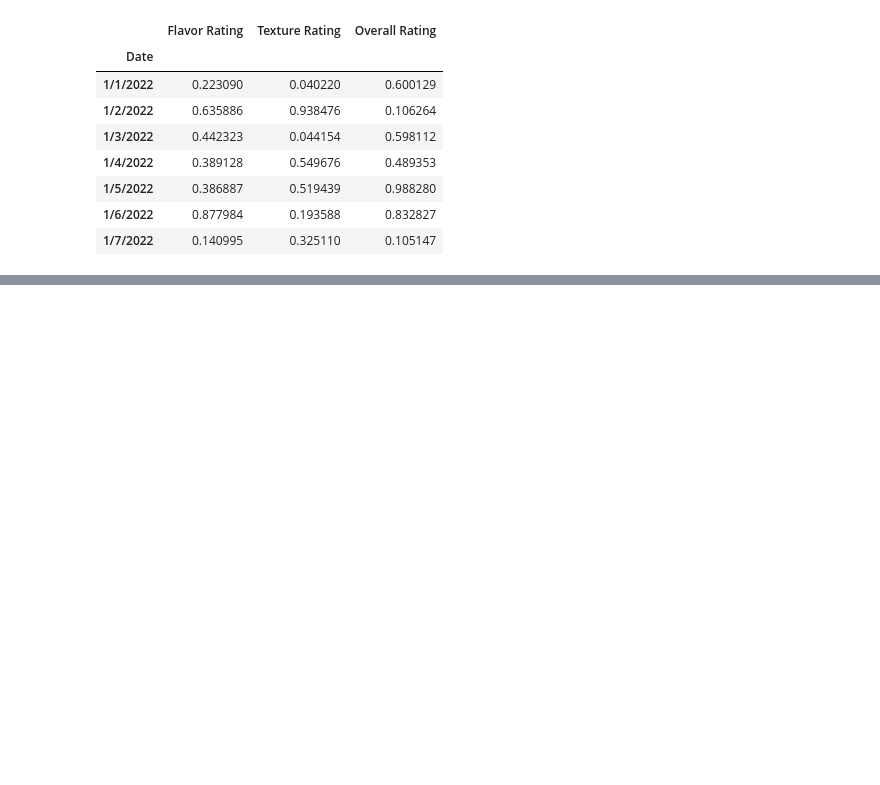
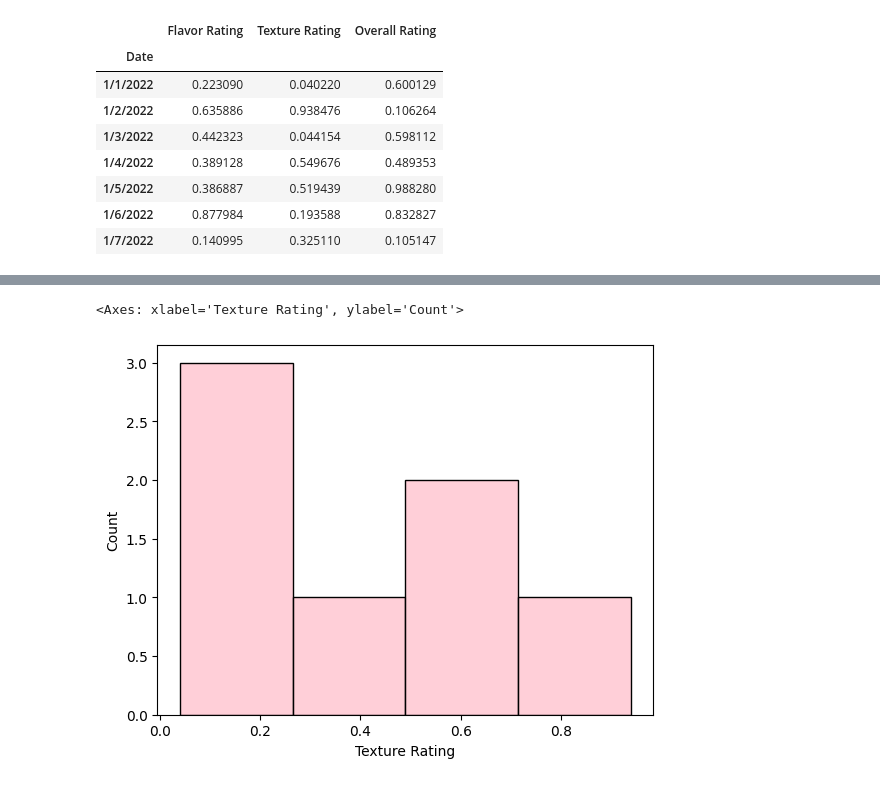
Before and after one commit to OrthrusB/ML-From-Scratch, a Jupyter notebook: Introduction/visualization.ipynb, the cells around one changed output, grey strips where cells are left out. Cells and saved outputs as stored; diff of their text form; code cells hidden in the pictures; blank space fills up the shorter version.

```diff
--- a/Introduction/visualization.ipynb
+++ b/Introduction/visualization.ipynb
@@ -124,0 +124,6 @@ sns.scatterplot(data=df, x="Texture Rating", y="Overall Rating")
+# %%
+#hist plot
+sns.histplot(data=df, x="Texture Rating", color='pink')
+# %% [output]
+<Axes: xlabel='Texture Rating', ylabel='Count'>
+[figure, added]
```
Also changed, not shown: parts of 5 cells of this notebook.
